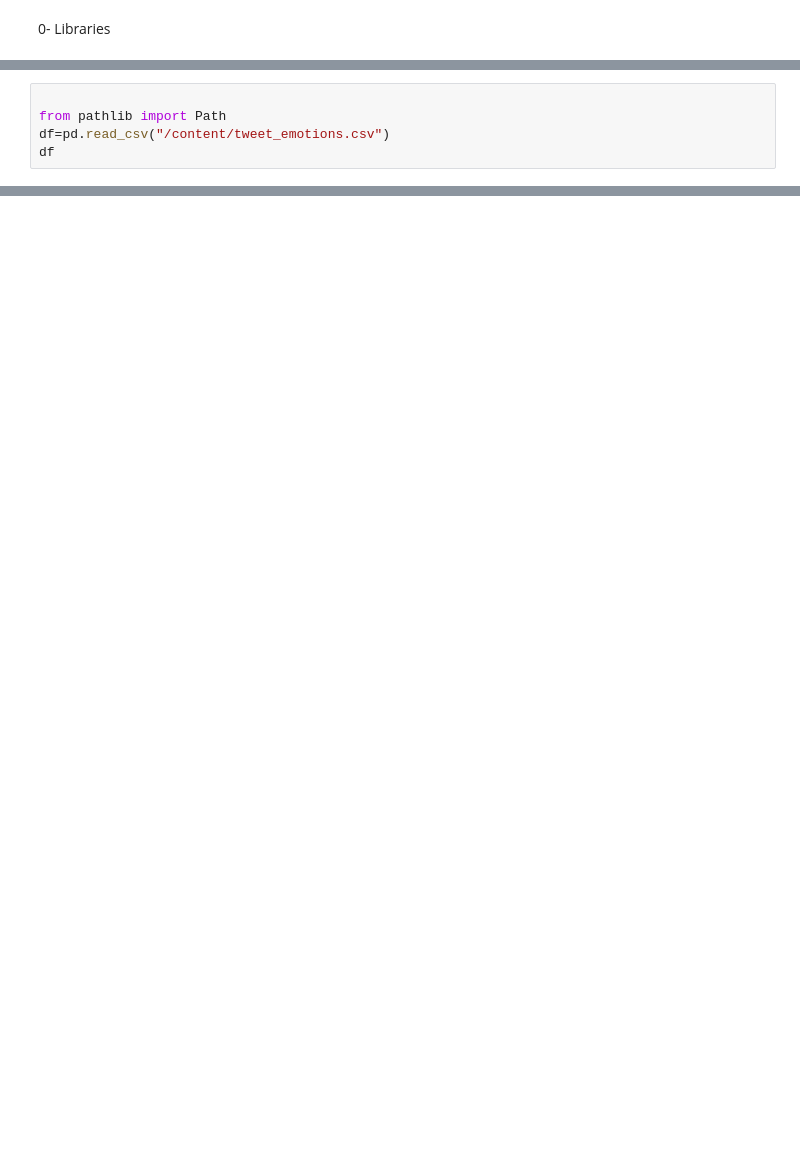
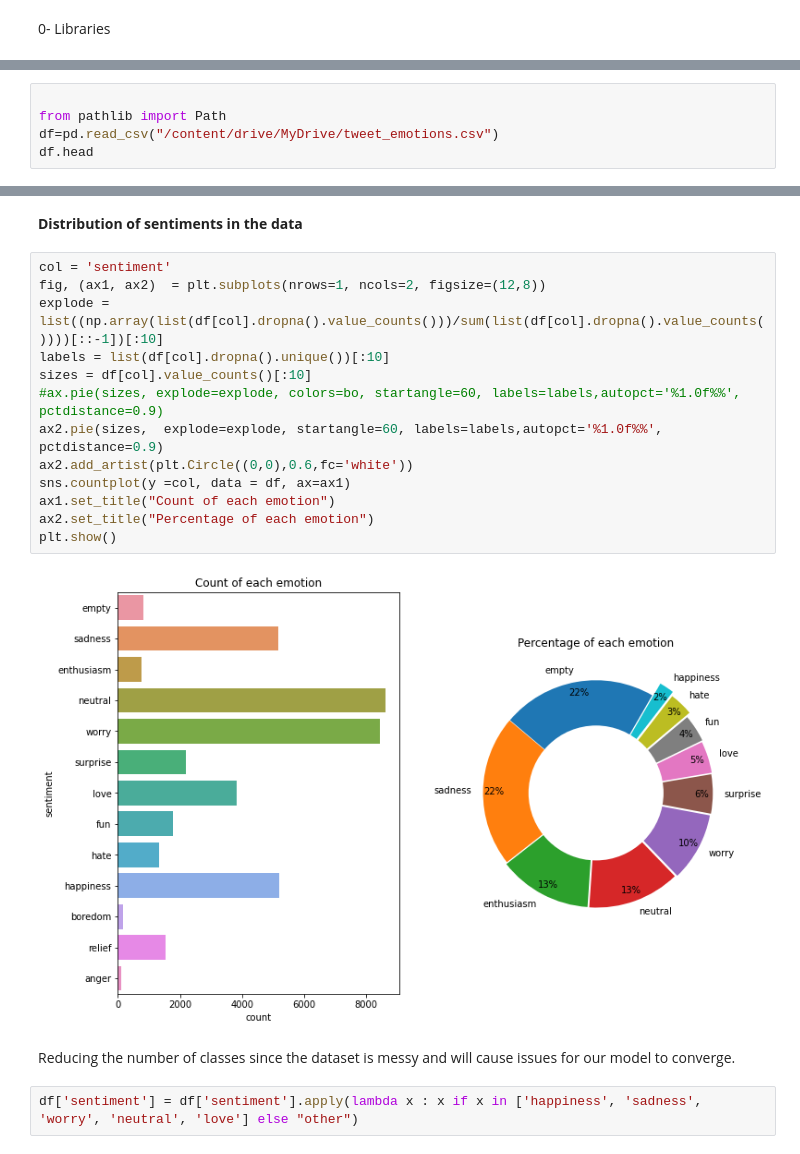
Before and after one commit to SabaJazi/EA-Chatbot, a Jupyter notebook: chatbot.ipynb, the cells around one changed output, grey strips where cells are left out. Drawn from its saved outputs; the diff is of its cells as text; blank space fills up the shorter version.

```diff
--- a/chatbot.ipynb
+++ b/chatbot.ipynb
@@ -24,6 +37,6 @@ Saving tweet_emotions.csv to tweet_emotions.csv
 # %%
 
 from pathlib import Path
-df=pd.read_csv("/content/tweet_emotions.csv")
-df
+df=pd.read_csv("/content/drive/MyDrive/tweet_emotions.csv")
+df.head
 # %% [output]
@@ -42,0 +139,21 @@ df
+# %% [markdown]
+**Distribution of sentiments in the data**
+# %%
+col = 'sentiment'
+fig, (ax1, ax2)  = plt.subplots(nrows=1, ncols=2, figsize=(12,8))
+explode = list((np.array(list(df[col].dropna().value_counts()))/sum(list(df[col].dropna().value_counts())))[::-1])[:10]
+labels = list(df[col].dropna().unique())[:10]
+sizes = df[col].value_counts()[:10]
+#ax.pie(sizes, explode=explode, colors=bo, startangle=60, labels=labels,autopct='%1.0f%%', pctdistance=0.9)
+ax2.pie(sizes,  explode=explode, startangle=60, labels=labels,autopct='%1.0f%%', pctdistance=0.9)
+ax2.add_artist(plt.Circle((0,0),0.6,fc='white'))
+sns.countplot(y =col, data = df, ax=ax1)
+ax1.set_title("Count of each emotion")
+ax2.set_title("Percentage of each emotion")
+plt.show()
+# %% [output]
+[figure, added]
+# %% [markdown]
+Reducing the number of classes since the dataset is messy and will cause issues for our model to converge.
+# %%
+df['sentiment'] = df['sentiment'].apply(lambda x : x if x in ['happiness', 'sadness', 'worry', 'neutral', 'love'] else "other")
```
Also changed, not shown: parts of 32 cells of this notebook.
